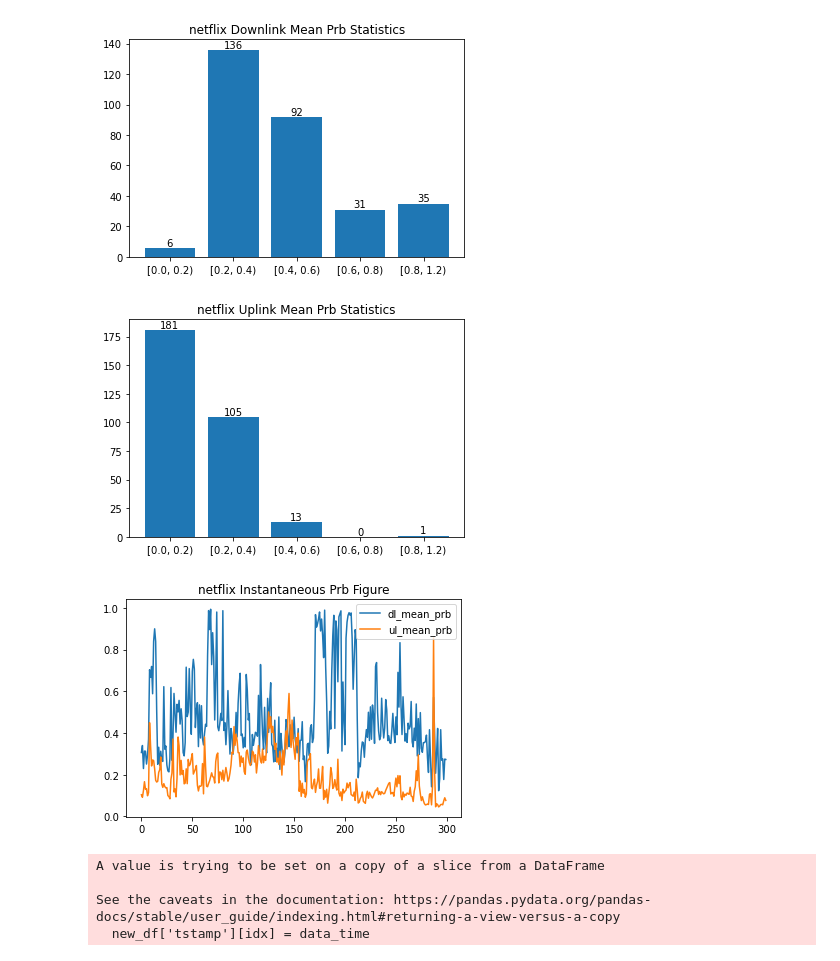
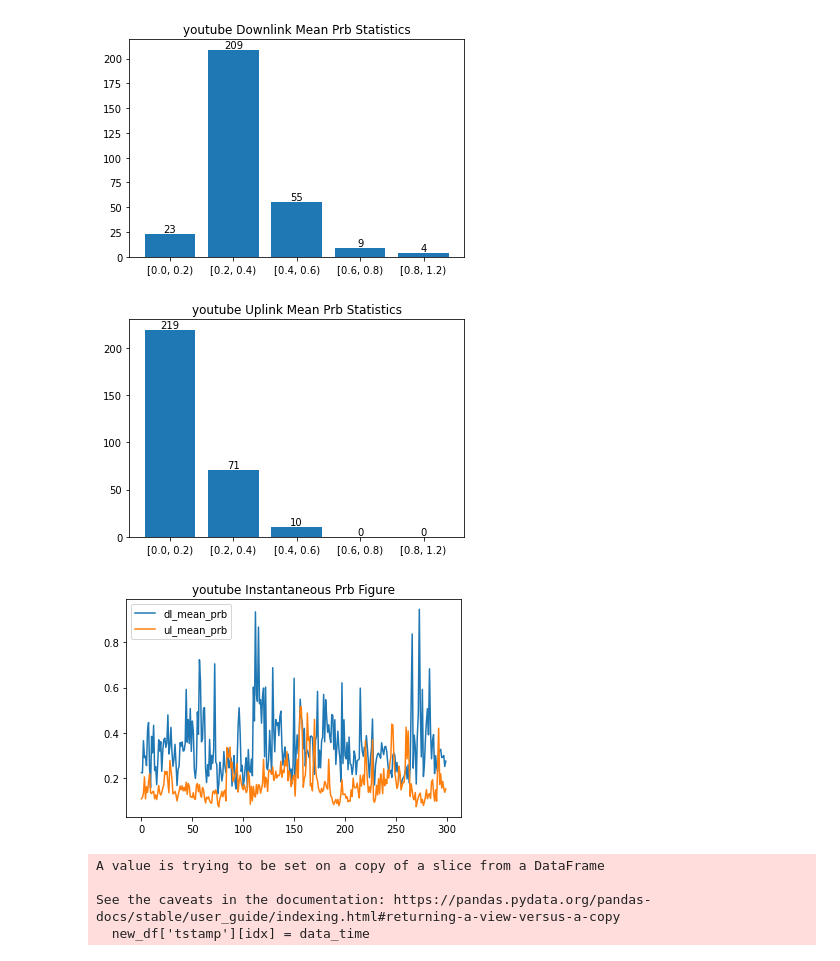
Before and after one commit to YzTongNiar/LTE_Data_Processing, a Jupyter notebook: Data_Process/prb_map.ipynb, the cells around one changed output. Cells and saved outputs as stored; diff of their text form; code cells hidden in the pictures.

```diff
--- a/Data_Process/prb_map.ipynb
+++ b/Data_Process/prb_map.ipynb
@@ -67,7 +67,12 @@ def insert_prb(encoded_data_path, prb_list, save_path):
         df_len_ul = encoded_data.loc[encoded_data['series_id']==idx, 'ul_prb'].shape[0]
         dl_prb_item = prb_list[idx][' dl_prb'].tolist()
         ul_prb_item = prb_list[idx][' ul_prb'].tolist()
-        encoded_data.loc[encoded_data['series_id']==idx, 'dl_prb'] = dl_prb_item[:df_len_dl]
+        try:
+            encoded_data.loc[encoded_data['series_id']==idx, 'dl_prb'] = dl_prb_item[:df_len_dl]
+        except:
+            print(idx)
+            print(len(encoded_data.loc[encoded_data['series_id']==idx, 'dl_prb']))
+            print(len(dl_prb_item[:df_len_dl]))
         encoded_data.loc[encoded_data['series_id']==idx, 'ul_prb'] = ul_prb_item[:df_len_ul]
         # Calcuate series mean prb value
         dl_series_mean_prb = np.mean(prb_list[idx][' dl_prb'][:df_len_dl].apply(percent_to_float))
@@ -105,37 +110,37 @@ def mean_prb_sta(mean_prb_df, appname):
     plt.plot(range(len(mean_prb_df['dl_mean_prb'])), mean_prb_df['dl_mean_prb'])
     plt.plot(range(len(mean_prb_df['ul_mean_prb'])), mean_prb_df['ul_mean_prb'])
     plt.legend(['dl_mean_prb','ul_mean_prb'])
     plt.title(f'{appname} Instantaneous Prb Figure')
     plt.show()
 
 def main(appname, date):
     """
     appname: name of the app
     date: e.g., '2023.9.9'
     id_str: start sample index of the class
     """
     # intermediate variable
     day = date[5:].replace('.','_')
     log_name = f'log_{appname}.txt'
     Data_file_location = f'F:/airscope/data/{date}_{appname}'
     # save file path
     save_encoded_path = f'./encoded_data_csv/encoded_feature_{day}_{appname}.csv'  # Encoded data csv file
     save_encoded_with_prb_path = f'./encoded_data_prb_csv/encoded_feature_with_prb_{day}_{appname}.csv'  # Encoded data csv file
     app_timelog_path = f'F:/airscope/data/{date}_{appname}/' + log_name  # the path for the time stamp
     airscope_csv_path  = Data_file_location+'/airscope.csv'
 
     prb_data = read_airscope_csv_file(airscope_csv_path)
     app_timelog_list = read_app_timelog_list(app_timelog_path)
     prb_list = prb_map(prb_data, app_timelog_list)
     encoded_data_with_prb = insert_prb(save_encoded_path, prb_list, save_encoded_with_prb_path)
     mean_prb_df = series_mean_prb(prb_list, encoded_data_with_prb)
     mean_prb_sta(mean_prb_df, appname)
 
-main('netflix','2023.9.17')
+main('youtube','2023.9.17')
 # %% [output]
-[figure, old version]
+[figure, new version]
-[figure, old version]
+[figure, new version]
-[figure, old version]
+[figure, new version]
 # %%
 # prb_data = read_airscope_csv_file(airscope_csv_path)
 # app_timelog_list = read_app_timelog_list(app_timelog_path)
```
Also changed, not shown: parts of 1 cell of this notebook, 1 other file.
